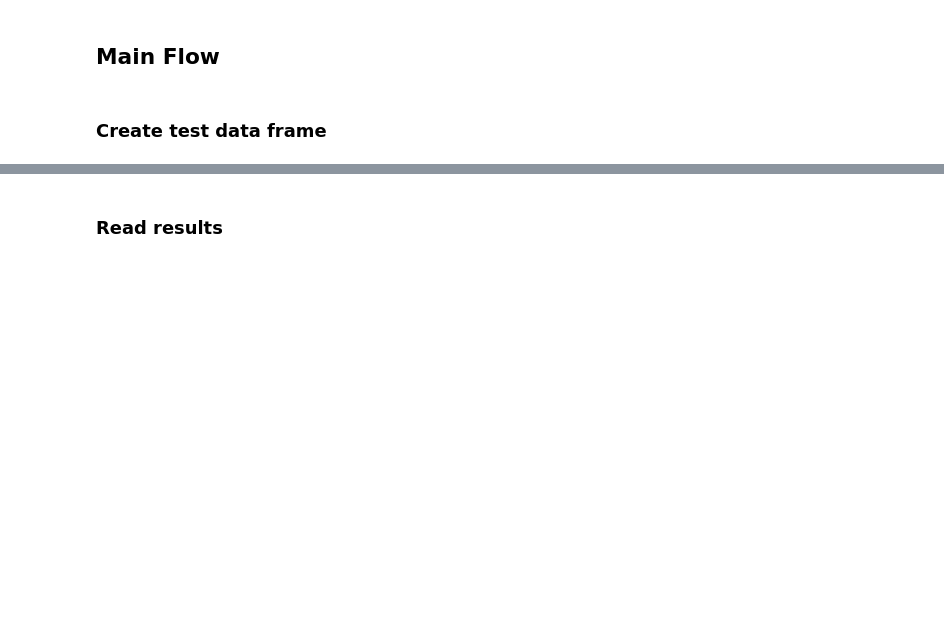
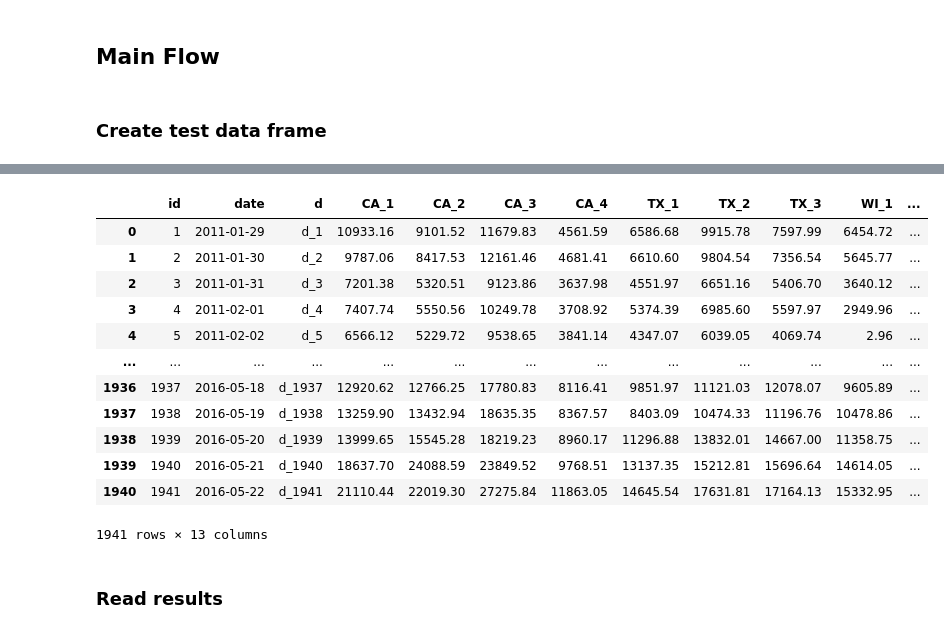
Before and after one commit to DucTrung1802/seminar_1, a Jupyter notebook: Evaluation/model_evaluation.ipynb, the cells around one changed output, grey strips where cells are left out. Drawn from its saved outputs; the diff is of its cells as text; code cells hidden in the pictures; blank space fills up the shorter version.

```diff
--- a/Evaluation/model_evaluation.ipynb
+++ b/Evaluation/model_evaluation.ipynb
@@ -120,3 +202,19 @@ test_df = create_test_data_frame()
+# %%
+test_df
+# %% [output]
+|  | id | date | d | CA_1 | CA_2 | CA_3 | CA_4 | TX_1 | TX_2 | TX_3 | WI_1 | ... |
+| 0 | 1 | 2011-01-29 | d_1 | 10933.16 | 9101.52 | 11679.83 | 4561.59 | 6586.68 | 9915.78 | 7597.99 | 6454.72 | ... |
+| 1 | 2 | 2011-01-30 | d_2 | 9787.06 | 8417.53 | 12161.46 | 4681.41 | 6610.60 | 9804.54 | 7356.54 | 5645.77 | ... |
+| 2 | 3 | 2011-01-31 | d_3 | 7201.38 | 5320.51 | 9123.86 | 3637.98 | 4551.97 | 6651.16 | 5406.70 | 3640.12 | ... |
+| 3 | 4 | 2011-02-01 | d_4 | 7407.74 | 5550.56 | 10249.78 | 3708.92 | 5374.39 | 6985.60 | 5597.97 | 2949.96 | ... |
+| 4 | 5 | 2011-02-02 | d_5 | 6566.12 | 5229.72 | 9538.65 | 3841.14 | 4347.07 | 6039.05 | 4069.74 | 2.96 | ... |
+| ... | ... | ... | ... | ... | ... | ... | ... | ... | ... | ... | ... | ... |
+| 1936 | 1937 | 2016-05-18 | d_1937 | 12920.62 | 12766.25 | 17780.83 | 8116.41 | 9851.97 | 11121.03 | 12078.07 | 9605.89 | ... |
+| 1937 | 1938 | 2016-05-19 | d_1938 | 13259.90 | 13432.94 | 18635.35 | 8367.57 | 8403.09 | 10474.33 | 11196.76 | 10478.86 | ... |
+| 1938 | 1939 | 2016-05-20 | d_1939 | 13999.65 | 15545.28 | 18219.23 | 8960.17 | 11296.88 | 13832.01 | 14667.00 | 11358.75 | ... |
+| 1939 | 1940 | 2016-05-21 | d_1940 | 18637.70 | 24088.59 | 23849.52 | 9768.51 | 13137.35 | 15212.81 | 15696.64 | 14614.05 | ... |
+| 1940 | 1941 | 2016-05-22 | d_1941 | 21110.44 | 22019.30 | 27275.84 | 11863.05 | 14645.54 | 17631.81 | 17164.13 | 15332.95 | ... |
+1941 rows × 13 columns
 # %% [markdown]
 ### Read results
 # %%
```
Also changed, not shown: parts of 13 cells of this notebook.
